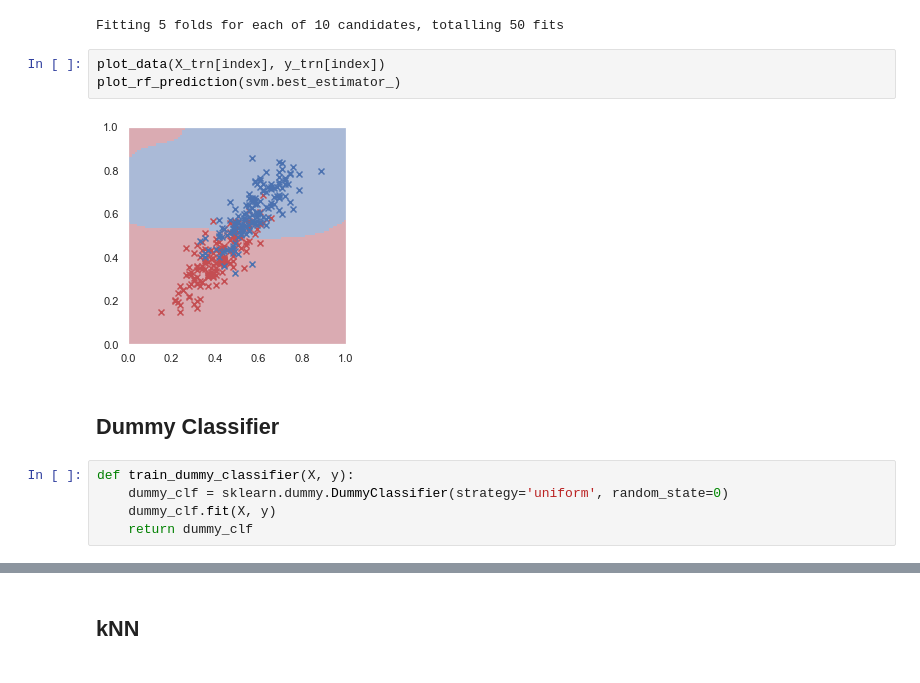
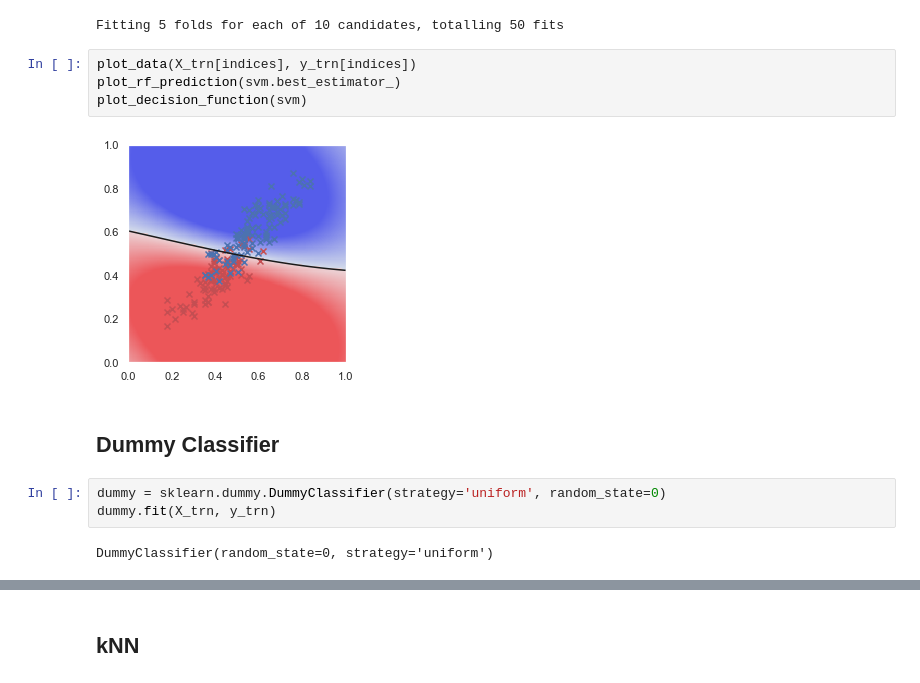
Before and after one commit to rmanaem/esports-prediction, a Jupyter notebook: src/training.ipynb, the cells around one changed output, grey strips where cells are left out. Cells and saved outputs as stored; diff of their text form.

Commit message:
Reformated the values of later functions

```diff
--- a/src/training.ipynb
+++ b/src/training.ipynb
@@ -210,14 +210,15 @@ svm = rand_param_search(X_trn, y_trn, svm, param_grid)
 # %% [output]
 Fitting 5 folds for each of 10 candidates, totalling 50 fits
 # %%
-plot_data(X_trn[index], y_trn[index])
+plot_data(X_trn[indices], y_trn[indices])
 plot_rf_prediction(svm.best_estimator_)
+plot_decision_function(svm)
 # %% [output]
-[figure, old version]
+[figure, new version]
 # %% [markdown]
 ## Dummy Classifier
 # %%
-def train_dummy_classifier(X, y):
-    dummy_clf = sklearn.dummy.DummyClassifier(strategy='uniform', random_state=0)
-    dummy_clf.fit(X, y)
-    return dummy_clf
+dummy = sklearn.dummy.DummyClassifier(strategy='uniform', random_state=0)
+dummy.fit(X_trn, y_trn)
+# %% [output]
+DummyClassifier(random_state=0, strategy='uniform')
```
Also changed, not shown: parts of 22 cells of this notebook.
